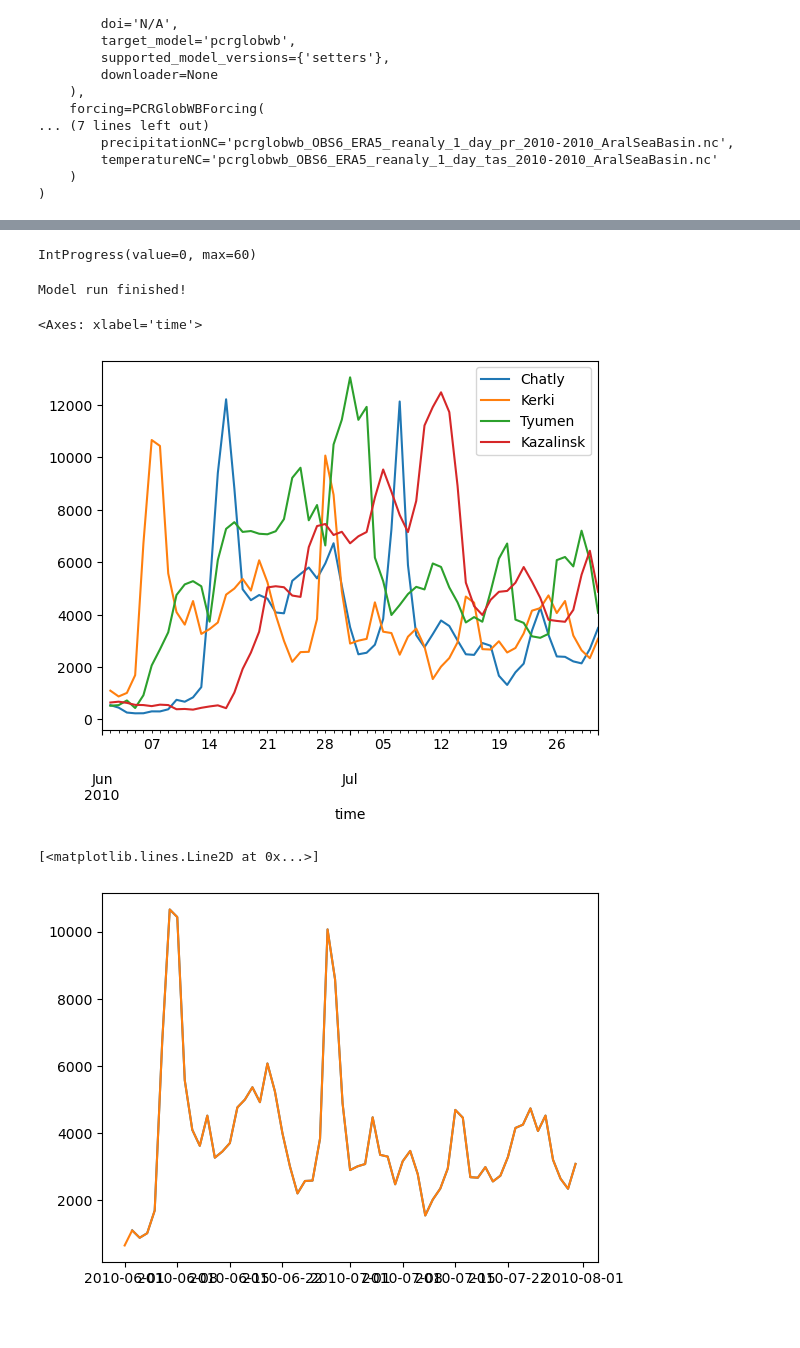
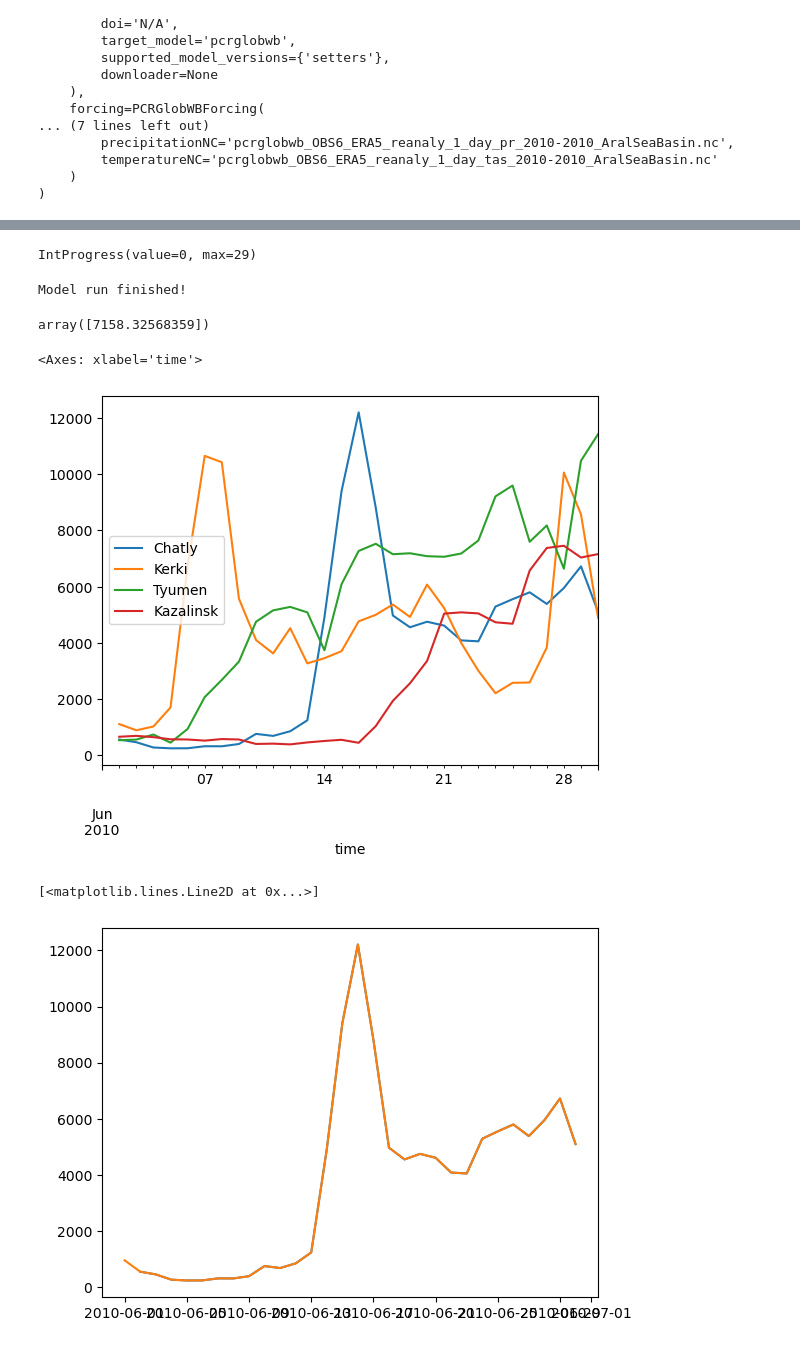
Before and after one commit to andrevdv/MSc_AralSea, a Jupyter notebook: book/thesis_projects/MSc/2025_Q1_AndreVanDerVeen_CEG/work_in_progress/Test_Aral/Aral_PCR_Channel_Storage.ipynb, the cells around one changed output, grey strips where cells are left out. Cells and saved outputs as stored; diff of their text form; code cells hidden in the pictures.

```diff
--- a/book/thesis_projects/MSc/2025_Q1_AndreVanDerVeen_CEG/work_in_progress/Test_Aral/Aral_PCR_Channel_Storage.ipynb
+++ b/book/thesis_projects/MSc/2025_Q1_AndreVanDerVeen_CEG/work_in_progress/Test_Aral/Aral_PCR_Channel_Storage.ipynb
@@ -83,7 +83,7 @@ parameter_set = ewatercycle.parameter_sets.ParameterSet(
 #experiment_end_date = "1987-07-31T00:00:00Z" #2 months, for testing
 
 experiment_start_date="2010-06-01T00:00:00Z"
-experiment_end_date="2010-07-31T00:00:00Z"
+experiment_end_date="2010-06-30T00:00:00Z"
 # %%
 print(parameter_set)
 # %% [output]
@@ -501,7 +504,7 @@ while experiment.time < experiment.end_time:
 
 
     # --- overwrite again ---
-    custom_water_demand = experiment.get_value_as_xarray("channel_storage")
+    custom_water_demand = experiment.get_value_as_xarray("channel_storage",)
     custom_water_demand = custom_water_demand*0.98
     experiment.set_value("channel_storage", custom_water_demand.values.flatten())
 
@@ -528,16 +531,22 @@ while experiment.time < experiment.end_time:
     g.value += 1
 print("Model run finished!")
 # %% [output]
-IntProgress(value=0, max=60)
+IntProgress(value=0, max=29)
 Model run finished!
+# %%
+experiment.get_value_at_coords(
+        "discharge", lat=[Kazalinsk_station_latitude], lon=[Kazalinsk_station_longitude]
+    )
+# %% [output]
+array([7158.32568359])
 # %%
 Stations_timeseries_experiment.plot(label = Stations_timeseries_experiment.columns)
 # %% [output]
 <Axes: xlabel='time'>
-[figure, old version]
+[figure, new version]
 # %%
-plt.plot(Stations_timeseries_experiment["Kerki"])
-plt.plot(Stations_timeseries["Kerki"])
+plt.plot(Stations_timeseries_experiment["Chatly"])
+plt.plot(Stations_timeseries["Chatly"])
 # %% [output]
 [<matplotlib.lines.Line2D at 0x...>]
-[figure, old version]
+[figure, new version]
```
Also changed, not shown: parts of 25 cells of this notebook, 2 other files.
